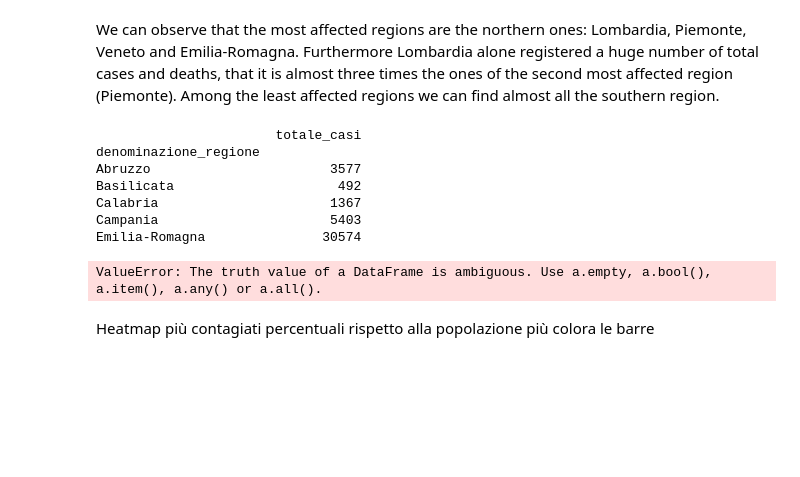
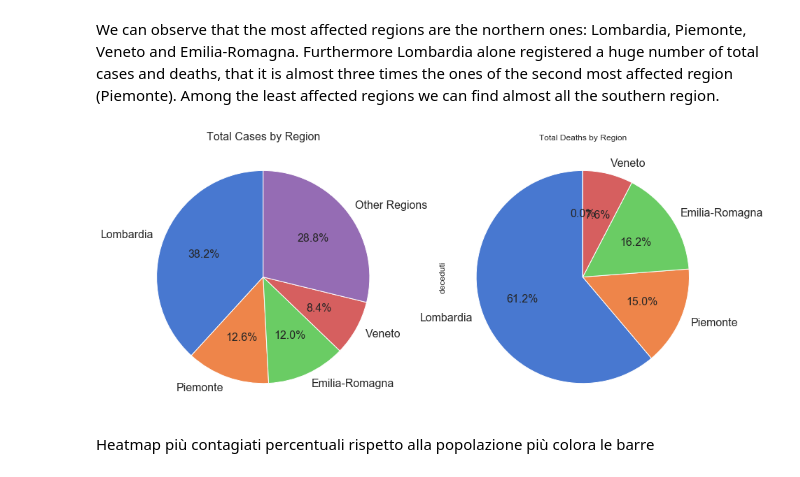
Before and after one commit to JacopoBartoli/agm_algorithms, a Jupyter notebook: Bartoli-Ravagli.ipynb, the cells around one changed output. Cells and saved outputs as stored; diff of their text form; code cells hidden in the pictures; blank space fills up the shorter version.

```diff
--- a/Bartoli-Ravagli.ipynb
+++ b/Bartoli-Ravagli.ipynb
@@ -458,27 +458,27 @@ ax.title.set_size(16)
 # %% [markdown]
 We can observe that the most affected regions are the northern ones: Lombardia, Piemonte, Veneto and Emilia-Romagna. Furthermore Lombardia alone registered a huge number of total cases and deaths, that it is almost three times the ones of the second most affected region (Piemonte).
 Among the least affected regions we can find almost all the southern region.
-# %%
-regions_of_interest = ["Lombardia", "Piemonte", "Emilia-Romagna", "Veneto"]
-df = df_reg.loc[last_day].pivot_table("totale_casi", index="denominazione_regione")
-print(df.head())
-regions_cases = df_reg.loc[(last_day, regions_of_interest), ["totale_casi"]]
-
-
-index = ["Lombardia"]
-series = pd.Series(regions_cases, index = index)
-color_list = ["g", "r", "#ff9933"]
-ax = regions_cases.plot(kind='pie', ax=axes[1], colors=sns.color_palette("tab20b"), autopct='%1.1f%%',
-        startangle=90, shadow=False, legend = False, fontsize=16)
-ax.set_ylabel(None);
-# %% [output]
-                       totale_casi
-denominazione_regione
-Abruzzo                       3577
-Basilicata                     492
-Calabria                      1367
-Campania                      5403
-Emilia-Romagna               30574
-ValueError: The truth value of a DataFrame is ambiguous. Use a.empty, a.bool(), a.item(), a.any() or a.all().
+# %%
+fig, axes = plt.subplots(1, 2, figsize=(15,7))
+regions_of_interest = ["Lombardia", "Piemonte", "Emilia-Romagna", "Veneto"]
+df_cases_by_region = df_reg.loc[last_day].pivot_table("totale_casi", index="denominazione_regione")
+df_cases_of_interest = df_cases_by_region.loc[regions_of_interest]
+df_cases_of_interest.loc["Other Regions"] = df_cases_by_region[~df_cases_by_region.index.isin(regions_of_interest)].sum()
+
+ax = df_cases_of_interest.plot(kind='pie', ax=axes[0], title="Total Cases by Region", y="totale_casi",
+                               colors=sns.color_palette("muted", len(df_cases_of_interest.index)),
+                               autopct='%1.1f%%', startangle=90, shadow=False, legend = False, fontsize=16)
+ax.set_ylabel(None)
+ax.title.set_size(16);
+
+df_deaths_by_region = df_reg.loc[last_day].pivot_table("deceduti", index="denominazione_regione")
+df_deaths_of_interest = df_deaths_by_region.loc[regions_of_interest]
+df_deaths_of_interest.loc["Other Regions"] = df_cases_by_region[~df_cases_by_region.index.isin(regions_of_interest)].sum()
+
+ax = df_deaths_of_interest.plot(kind='pie', ax=axes[1], title="Total Deaths by Region", y="deceduti",
+                               colors=sns.color_palette("muted", len(df_cases_of_interest.index)),
+                               autopct='%1.1f%%', startangle=90, shadow=False, legend = False, fontsize=16)
+# %% [output]
+[figure, added]
 # %% [markdown]
 Heatmap più contagiati percentuali rispetto alla popolazione più colora le barre
```
